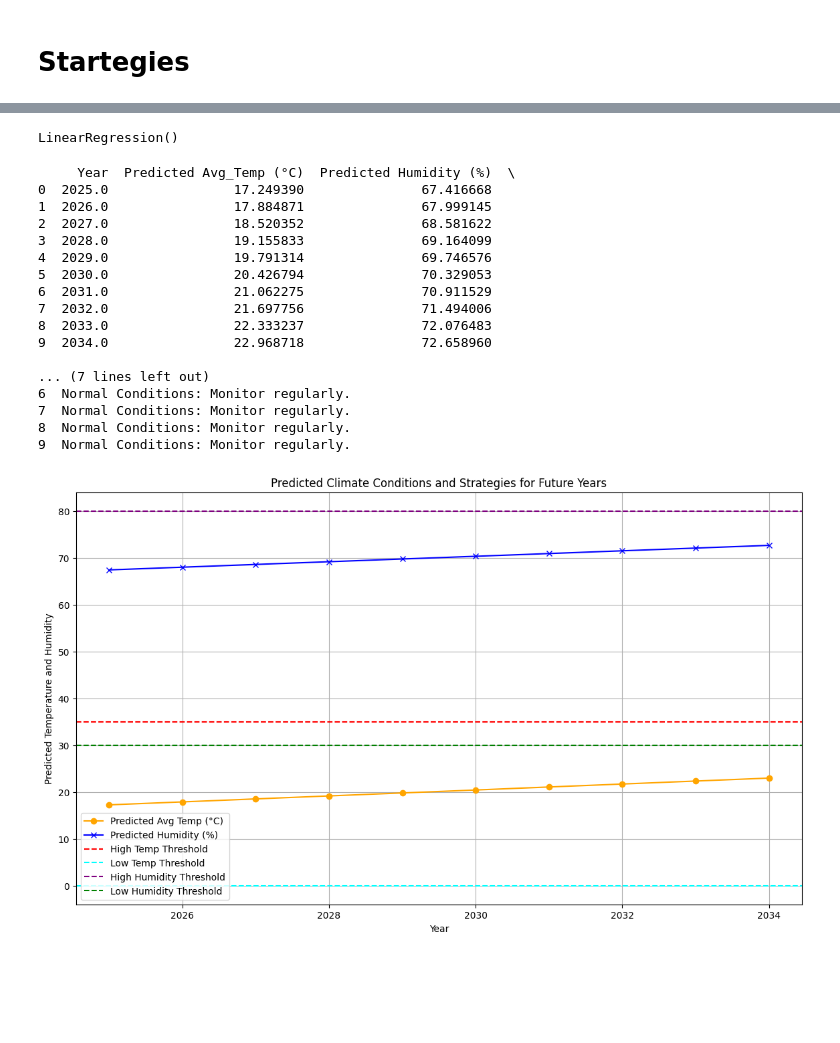
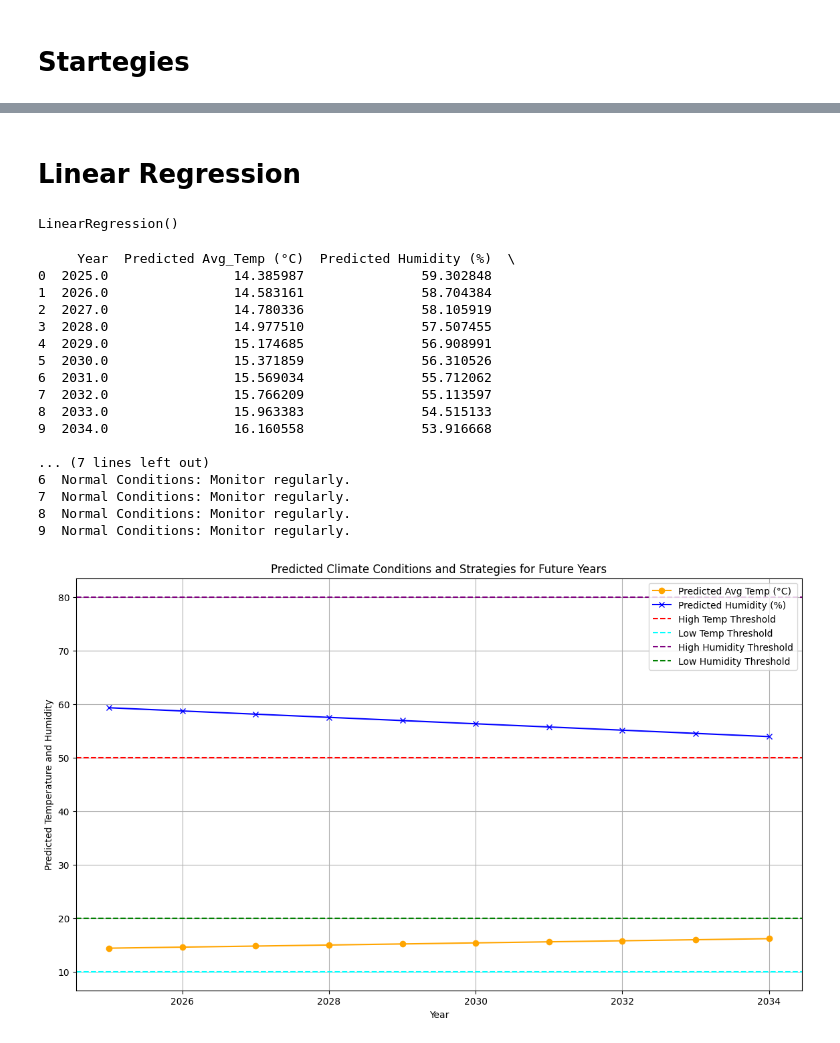
Before and after one commit to PiYushZ8/ML_climateaction, a Jupyter notebook: Climate_Action_PiyushSanap_ML.ipynb, the cells around one changed output, grey strips where cells are left out. Saved outputs shown, nothing was run; the diff lists cells and outputs as text; code cells hidden in the pictures; blank space fills up the shorter version.

```diff
--- a/Climate_Action_PiyushSanap_ML.ipynb
+++ b/Climate_Action_PiyushSanap_ML.ipynb
@@ -382,20 +342,39 @@ print(predicted_value)
-# %%
-from sklearn.linear_model import LinearRegression
-# Prepare data for linear regression
-temp_model = LinearRegression()
-humidity_model = LinearRegression()
-
-# Assuming 'Year' is your independent variable and 'Avg_Temp (°C)' and 'Humidity (%)' are your dependent variables.
-# Reshape 'Year' to a 2D array for sklearn
-X = data['Year'].values.reshape(-1, 1)
-y_temp = data['Avg_Temp (°C)']
-y_humidity = data['Humidity (%)']
-
-# Fit the models
-temp_model.fit(X, y_temp)  # Fit temperature model
-humidity_model.fit(X, y_humidity)  # Fit humidity model
-# %% [output]
-LinearRegression()
+# %% [markdown]
+# Linear Regression
+# %%
+# Import necessary libraries
+import pandas as pd
+from sklearn.linear_model import LinearRegression
+
+# Replace 'Unknown' with NaN in the relevant columns
+data['Year'] = pd.to_numeric(data['Year'], errors='coerce')
+data['Avg_Temp (°C)'] = pd.to_numeric(data['Avg_Temp (°C)'], errors='coerce')
+
+# Drop rows with NaN values in 'Year' or 'Avg_Temp (°C)'
+data.dropna(subset=['Year', 'Avg_Temp (°C)'], inplace=True)
+
+# Prepare data for linear regression
+temp_model = LinearRegression()
+humidity_model = LinearRegression()
+
+X = data['Year'].values.reshape(-1, 1)
+y_temp = data['Avg_Temp (°C)']
+y_humidity = data['Humidity (%)']
+
+# ----> Drop NaN values from y_humidity and corresponding X and y_temp values <----
+# Create a mask for non-NaN values in y_humidity
+mask = y_humidity.notna()
+
+# Apply the mask to X, y_temp and y_humidity
+X = X[mask]
+y_temp = y_temp[mask]  # Apply mask to y_temp as well
+y_humidity = y_humidity[mask]
+
+# Fit the models
+temp_model.fit(X, y_temp)  # Fit temperature model
+humidity_model.fit(X, y_humidity)  # Fit humidity model
+# %% [output]
+LinearRegression()
 # %%
 data['Year'] = pd.to_numeric(data['Year'], errors='coerce')
 
@@ -415,7 +394,10 @@ future_data = pd.DataFrame({
     'Predicted Avg_Temp (°C)': future_temp,
     'Predicted Humidity (%)': future_humidity
 })
-
+temp_threshold_high = 50
+temp_threshold_low = 10
+humidity_threshold_high = 80
+humidity_threshold_low = 20
 # Apply the strategy function on the future data
 def climate_strategy_pred(temp, humidity):
     if temp > temp_threshold_high and humidity < humidity_threshold_low:
@@ -430,41 +412,41 @@ def climate_strategy_pred(temp, humidity):
         return "Normal Conditions: Monitor regularly."
 
 # Apply strategies to future predictions
 future_data['Climate Strategy'] = future_data.apply(lambda row: climate_strategy_pred(row['Predicted Avg_Temp (°C)'], row['Predicted Humidity (%)']), axis=1)
 
 # Display predictions and strategies
 print(future_data)
 
 # Visualization of future predictions
 plt.figure(figsize=(14, 8))
 plt.plot(future_data['Year'], future_data['Predicted Avg_Temp (°C)'], marker='o', label='Predicted Avg Temp (°C)', color='orange')
 plt.plot(future_data['Year'], future_data['Predicted Humidity (%)'], marker='x', label='Predicted Humidity (%)', color='blue')
 plt.axhline(y=temp_threshold_high, color='red', linestyle='--', label='High Temp Threshold')
 plt.axhline(y=temp_threshold_low, color='cyan', linestyle='--', label='Low Temp Threshold')
 plt.axhline(y=humidity_threshold_high, color='purple', linestyle='--', label='High Humidity Threshold')
 plt.axhline(y=humidity_threshold_low, color='green', linestyle='--', label='Low Humidity Threshold')
 plt.xlabel('Year')
 plt.ylabel('Predicted Temperature and Humidity')
 plt.title('Predicted Climate Conditions and Strategies for Future Years')
 plt.legend()
 plt.grid()
 plt.show()
 # %% [output]
      Year  Predicted Avg_Temp (°C)  Predicted Humidity (%)  \
-0  2025.0                17.249390               67.416668
-1  2026.0                17.884871               67.999145
-2  2027.0                18.520352               68.581622
-3  2028.0                19.155833               69.164099
-4  2029.0                19.791314               69.746576
-5  2030.0                20.426794               70.329053
-6  2031.0                21.062275               70.911529
-7  2032.0                21.697756               71.494006
-8  2033.0                22.333237               72.076483
-9  2034.0                22.968718               72.658960
+0  2025.0                14.385987               59.302848
+1  2026.0                14.583161               58.704384
+2  2027.0                14.780336               58.105919
+3  2028.0                14.977510               57.507455
+4  2029.0                15.174685               56.908991
+5  2030.0                15.371859               56.310526
+6  2031.0                15.569034               55.712062
+7  2032.0                15.766209               55.113597
+8  2033.0                15.963383               54.515133
+9  2034.0                16.160558               53.916668
 
 ... (7 lines left out)
 6  Normal Conditions: Monitor regularly.
 7  Normal Conditions: Monitor regularly.
 8  Normal Conditions: Monitor regularly.
 9  Normal Conditions: Monitor regularly.
-[figure, old version]
+[figure, new version]
```
Also changed, not shown: parts of 36 cells of this notebook.
